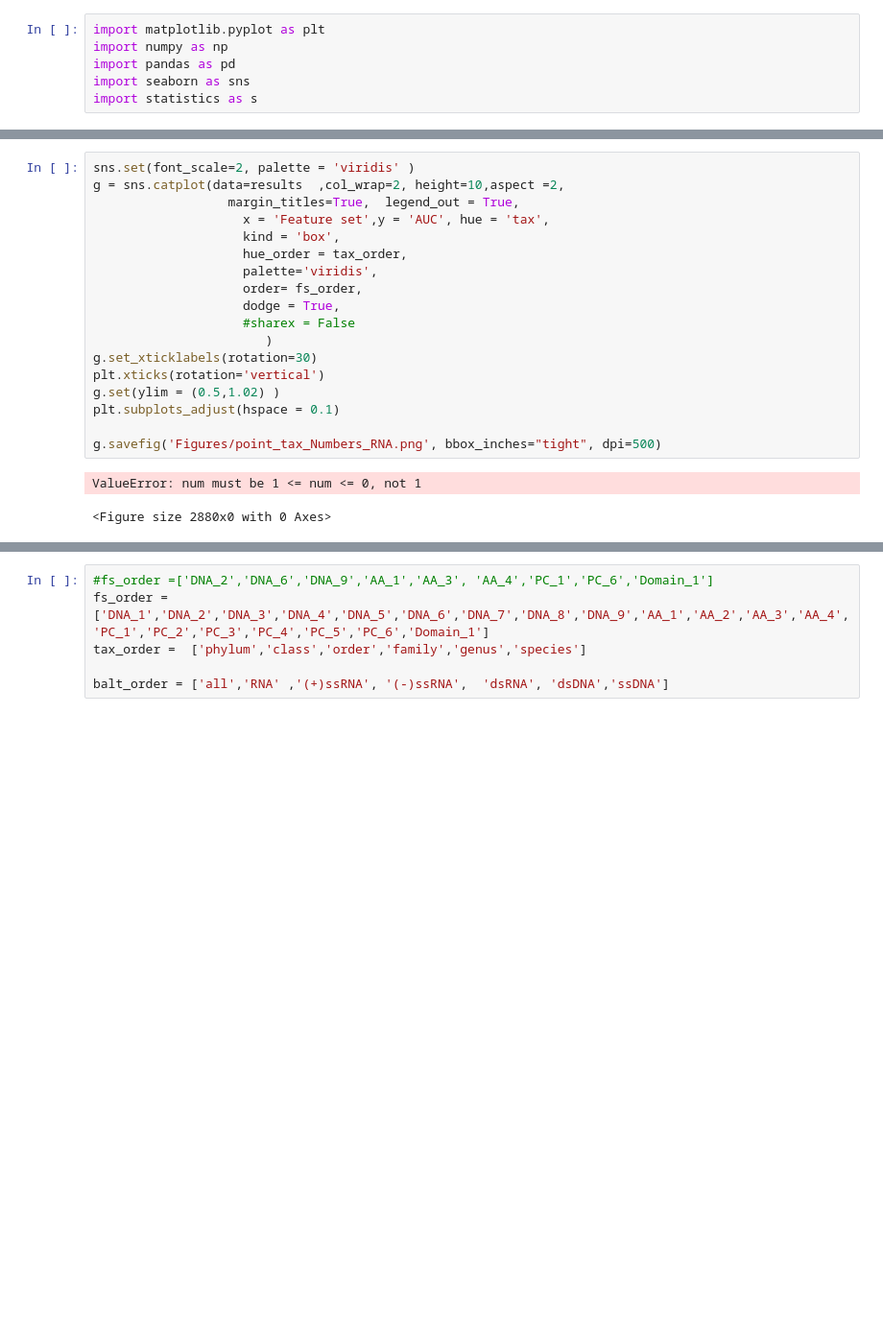
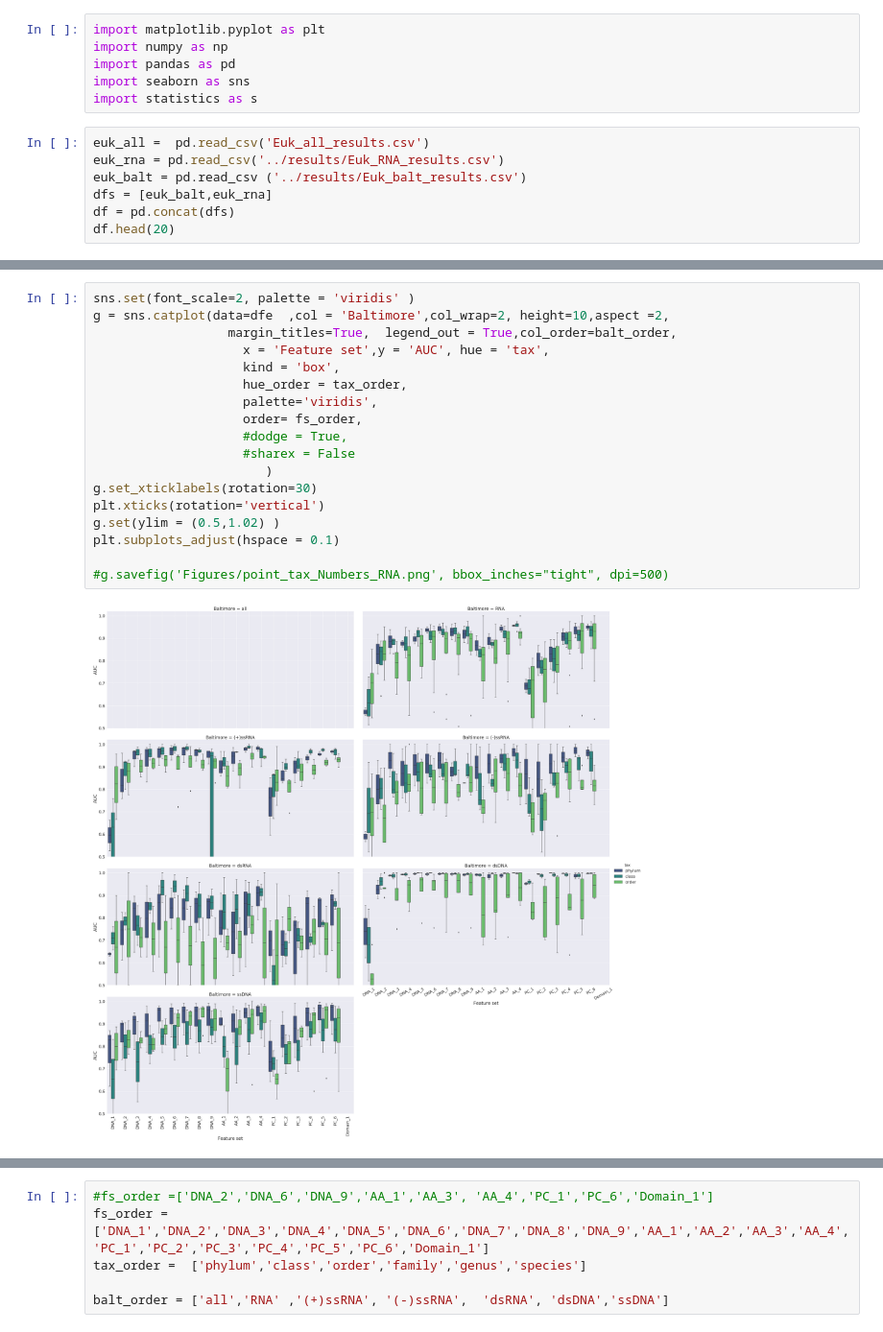
Before and after one commit to youngfran/virus_host_predict, a Jupyter notebook: all_code/Analysis.ipynb, the cells around one changed output, grey strips where cells are left out. Shown at 96% size. Cells and saved outputs as stored; diff of their text form; blank space fills up the shorter version.

```diff
--- a/all_code/Analysis.ipynb
+++ b/all_code/Analysis.ipynb
@@ -6,3 +6,10 @@ import numpy as np
 import pandas as pd
 import seaborn as sns
 import statistics as s
+# %%
+euk_all =  pd.read_csv('Euk_all_results.csv')
+euk_rna = pd.read_csv('../results/Euk_RNA_results.csv')
+euk_balt = pd.read_csv ('../results/Euk_balt_results.csv')
+dfs = [euk_balt,euk_rna]
+df = pd.concat(dfs)
+df.head(20)
@@ -175,21 +109,20 @@ balt_order = ['all','RNA' ,'(+)ssRNA', '(-)ssRNA',  'dsRNA', 'dsDNA','ssDNA']
 # %%
 sns.set(font_scale=2, palette = 'viridis' )
-g = sns.catplot(data=results  ,col_wrap=2, height=10,aspect =2,
-                  margin_titles=True,  legend_out = True,
+g = sns.catplot(data=dfe  ,col = 'Baltimore',col_wrap=2, height=10,aspect =2,
+                  margin_titles=True,  legend_out = True,col_order=balt_order,
                     x = 'Feature set',y = 'AUC', hue = 'tax',
                     kind = 'box',
                     hue_order = tax_order,
                     palette='viridis',
                     order= fs_order,
-                    dodge = True,
+                    #dodge = True,
                     #sharex = False
                        )
 g.set_xticklabels(rotation=30)
 plt.xticks(rotation='vertical')
 g.set(ylim = (0.5,1.02) )
 plt.subplots_adjust(hspace = 0.1)
 
-g.savefig('Figures/point_tax_Numbers_RNA.png', bbox_inches="tight", dpi=500)
+#g.savefig('Figures/point_tax_Numbers_RNA.png', bbox_inches="tight", dpi=500)
 # %% [output]
-ValueError: num must be 1 <= num <= 0, not 1
-<Figure size 2880x0 with 0 Axes>
+[figure, added]
```
Also changed, not shown: parts of 53 cells of this notebook, 3 other files.
